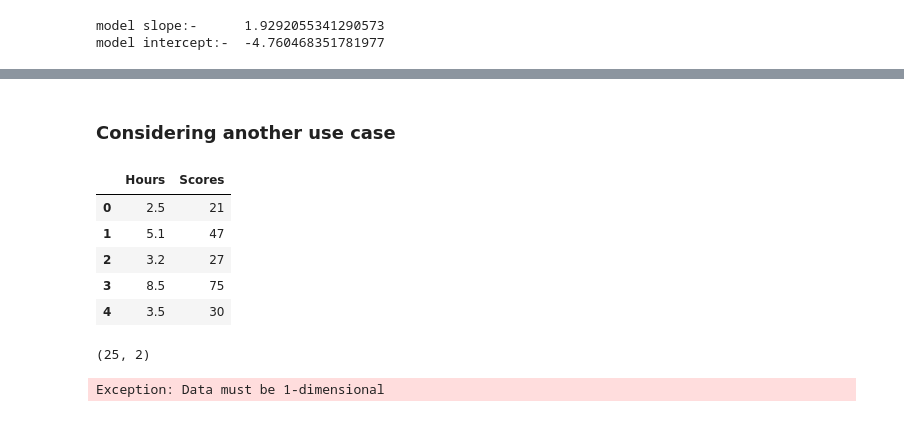
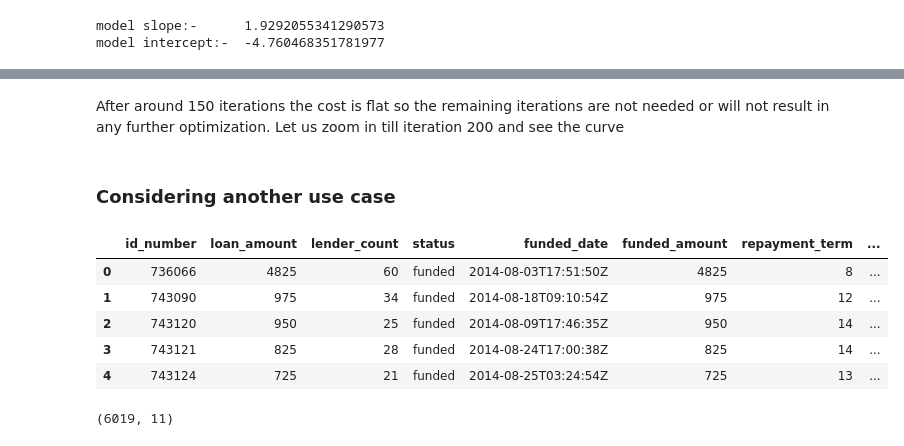
Before and after one commit to shebogholo/Machine-Learning-Algorithms, a Jupyter notebook: Linear Regression.ipynb, the cells around one changed output, grey strips where cells are left out. Cells and saved outputs as stored; diff of their text form; code cells hidden in the pictures.

```diff
--- a/Linear Regression.ipynb
+++ b/Linear Regression.ipynb
@@ -53,3 +183,5 @@ model intercept:-  -4.760468351781977
+# %% [markdown]
+<h> After around 150 iterations the cost is flat so the remaining iterations  are not needed or will not result in any further optimization. Let us zoom in till iteration 200 and see the curve
 # %% [markdown]
 ### Considering another use case
 # %%
@@ -59,15 +192,15 @@ from sklearn.model_selection import train_test_split
 # %%
-data = pd.read_csv('data/student_scores.csv')
+data = pd.read_csv('data/loans.csv')
 data.head()
 # %% [output]
-|  | Hours | Scores |
-| 0 | 2.5 | 21 |
-| 1 | 5.1 | 47 |
-| 2 | 3.2 | 27 |
-| 3 | 8.5 | 75 |
-| 4 | 3.5 | 30 |
+|  | id_number | loan_amount | lender_count | status | funded_date | funded_amount | repayment_term | ... |
+| 0 | 736066 | 4825 | 60 | funded | 2014-08-03T17:51:50Z | 4825 | 8 | ... |
+| 1 | 743090 | 975 | 34 | funded | 2014-08-18T09:10:54Z | 975 | 12 | ... |
+| 2 | 743120 | 950 | 25 | funded | 2014-08-09T17:46:35Z | 950 | 14 | ... |
+| 3 | 743121 | 825 | 28 | funded | 2014-08-24T17:00:38Z | 825 | 14 | ... |
+| 4 | 743124 | 725 | 21 | funded | 2014-08-25T03:24:54Z | 725 | 13 | ... |
 # %%
 data.shape
 # %% [output]
-(25, 2)
+(6019, 11)
 # %%
@@ -76,7 +210,3 @@ x_train, x_test, y_train,y_test = train_test_split(data['Hours'], data['Scores']
-# %%
-x_train = np.reshape(x_train, (-1,1))
-# %% [output]
-Exception: Data must be 1-dimensional
 # %%
 print('Train features: ', x_train.shape)
 print('Train labels: ', y_train.shape)
```
Also changed, not shown: parts of 24 cells of this notebook, 1 other file.
